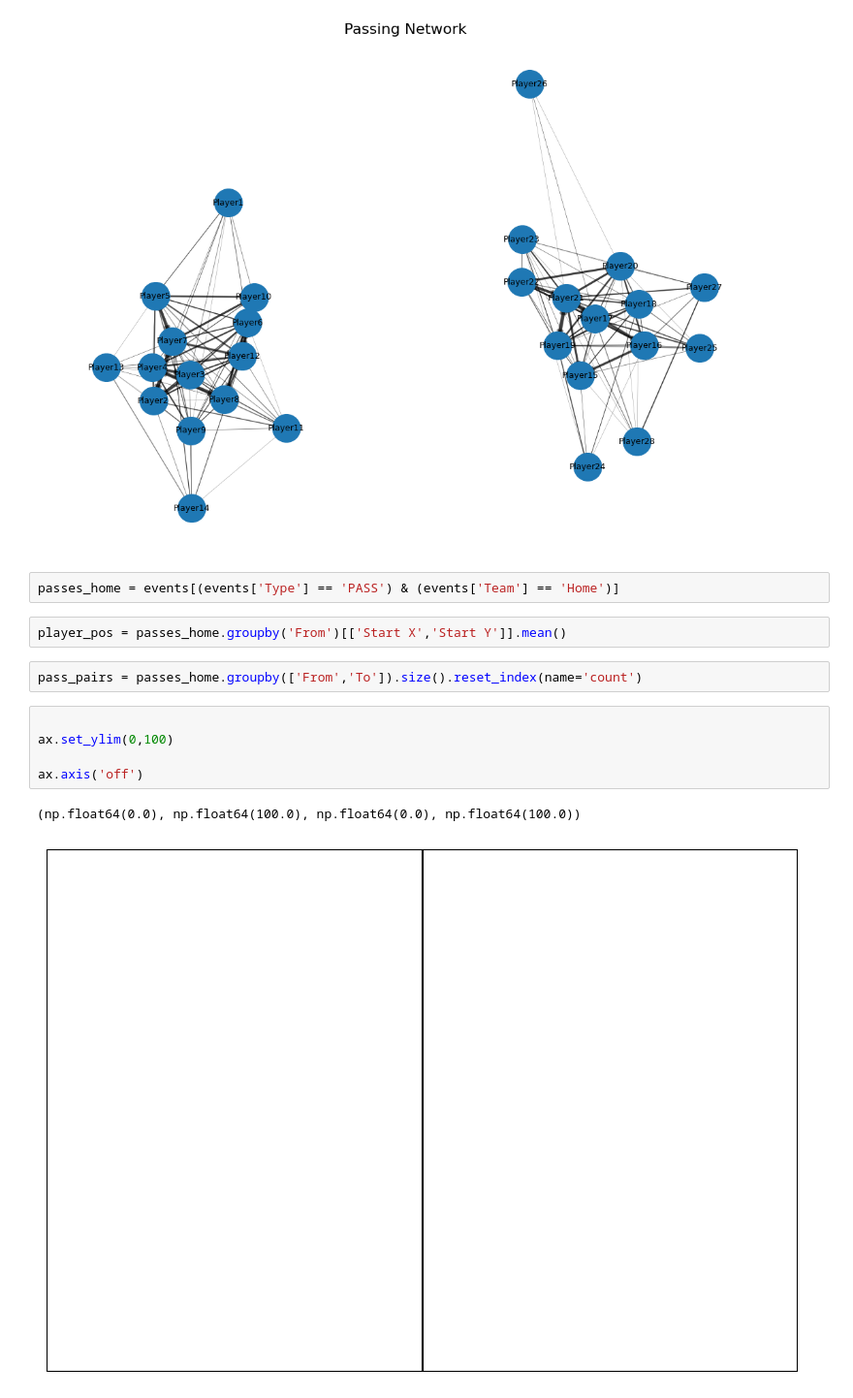
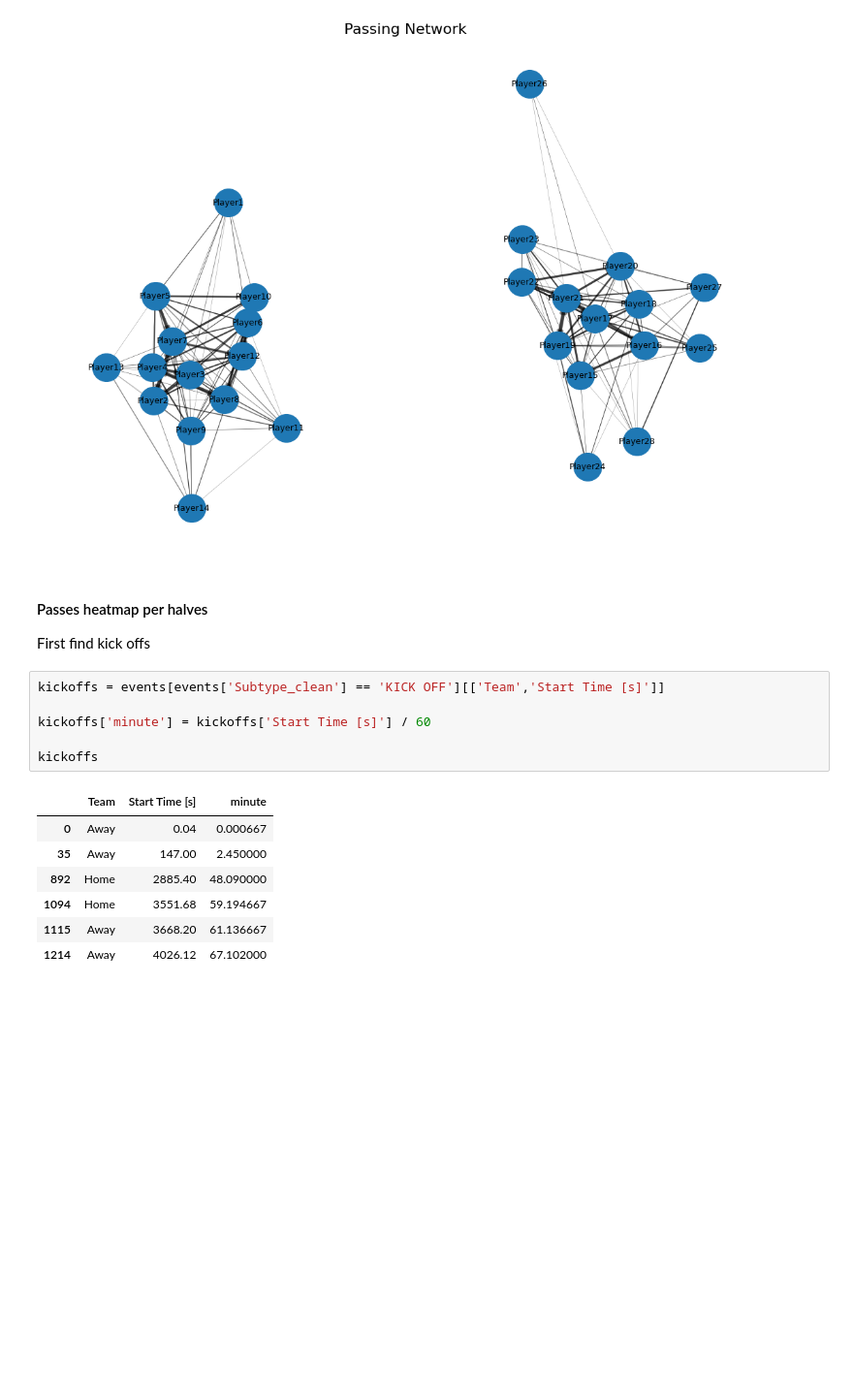
Before and after one commit to ieee-sb-uniwa/milon-football, a Jupyter notebook: notebooks/game1_analysis.ipynb, the cells around one changed output. Shown at 97% size. Cells and saved outputs as stored; diff of their text form; blank space fills up the shorter version.

```diff
--- a/notebooks/game1_analysis.ipynb
+++ b/notebooks/game1_analysis.ipynb
@@ -707,17 +707,21 @@ plt.axis('off')
 plt.show()
 # %% [output]
 [figure]
-# %%
-passes_home = events[(events['Type'] == 'PASS') & (events['Team'] == 'Home')]
-# %%
-player_pos = passes_home.groupby('From')[['Start X','Start Y']].mean()
-# %%
-pass_pairs = passes_home.groupby(['From','To']).size().reset_index(name='count')
-# %%
-
-ax.set_ylim(0,100)
-
-ax.axis('off')
-# %% [output]
-(np.float64(0.0), np.float64(100.0), np.float64(0.0), np.float64(100.0))
-[figure, removed]
+# %% [markdown]
+#### Passes heatmap per halves
+
+First find kick offs
+# %%
+kickoffs = events[events['Subtype_clean'] == 'KICK OFF'][['Team','Start Time [s]']]
+
+kickoffs['minute'] = kickoffs['Start Time [s]'] / 60
+
+kickoffs
+# %% [output]
+|  | Team | Start Time [s] | minute |
+| 0 | Away | 0.04 | 0.000667 |
+| 35 | Away | 147.00 | 2.450000 |
+| 892 | Home | 2885.40 | 48.090000 |
+| 1094 | Home | 3551.68 | 59.194667 |
+| 1115 | Away | 3668.20 | 61.136667 |
+| 1214 | Away | 4026.12 | 67.102000 |
```
Also changed, not shown: parts of 17 cells of this notebook.
